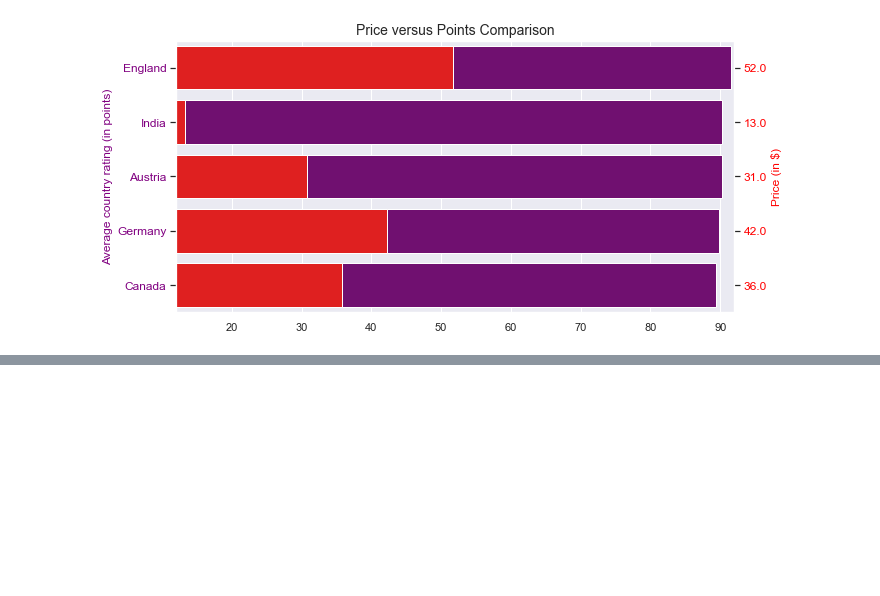
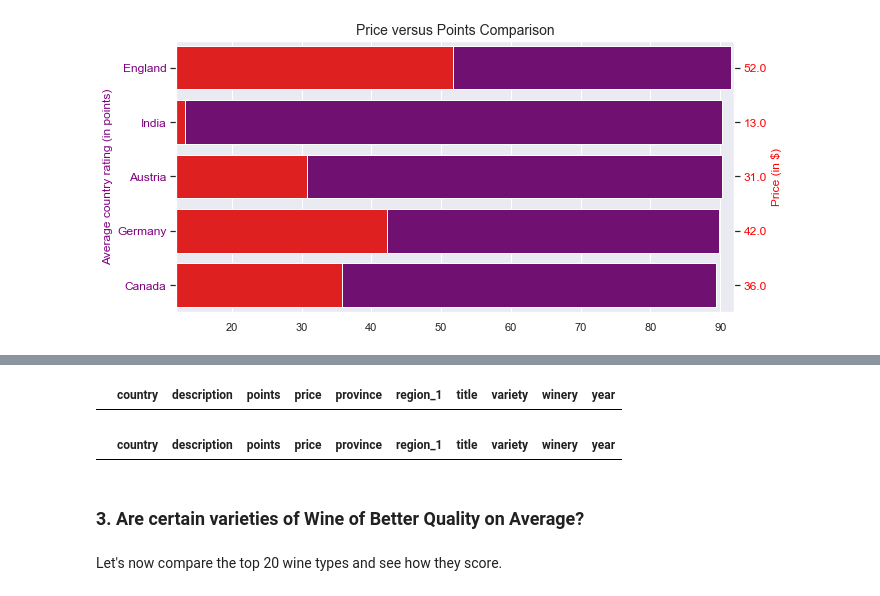
Before and after one commit to Nima-Sayyah/Drink-by-Data, a Jupyter notebook: Drink by Data (NS).ipynb, the cells around one changed output, grey strips where cells are left out. Cells and saved outputs as stored; diff of their text form; code cells hidden in the pictures; blank space fills up the shorter version.

```diff
--- a/Drink by Data (NS).ipynb
+++ b/Drink by Data (NS).ipynb
@@ -574,0 +574,13 @@ Name: 80290, dtype: object
+# %%
+pd.options.display.max_colwidth = 200
+df1[df1['price']==df['price'].min()][:1]
+# %% [output]
+|  | country | description | points | price | province | region_1 | title | variety | winery | year |
+# %%
+df1[df1['price']==df['price'].max()]
+# %% [output]
+|  | country | description | points | price | province | region_1 | title | variety | winery | year |
+# %% [markdown]
+### 3. Are certain varieties of Wine of Better Quality on Average?
+# %% [markdown]
+Let's now compare the top 20 wine types and see how they score.
```
Also changed, not shown: parts of 34 cells of this notebook.
